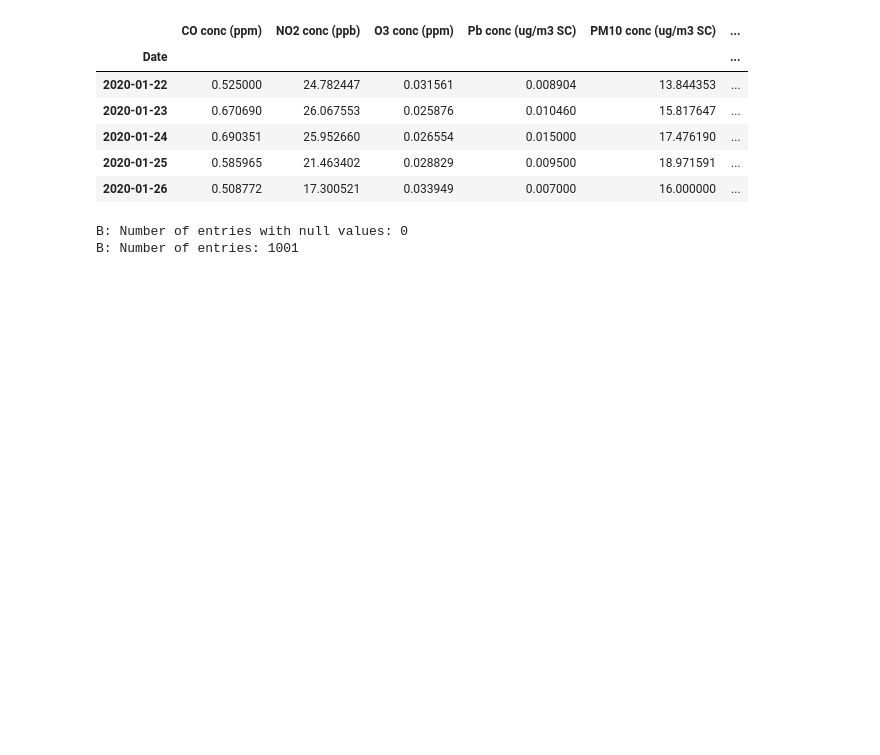
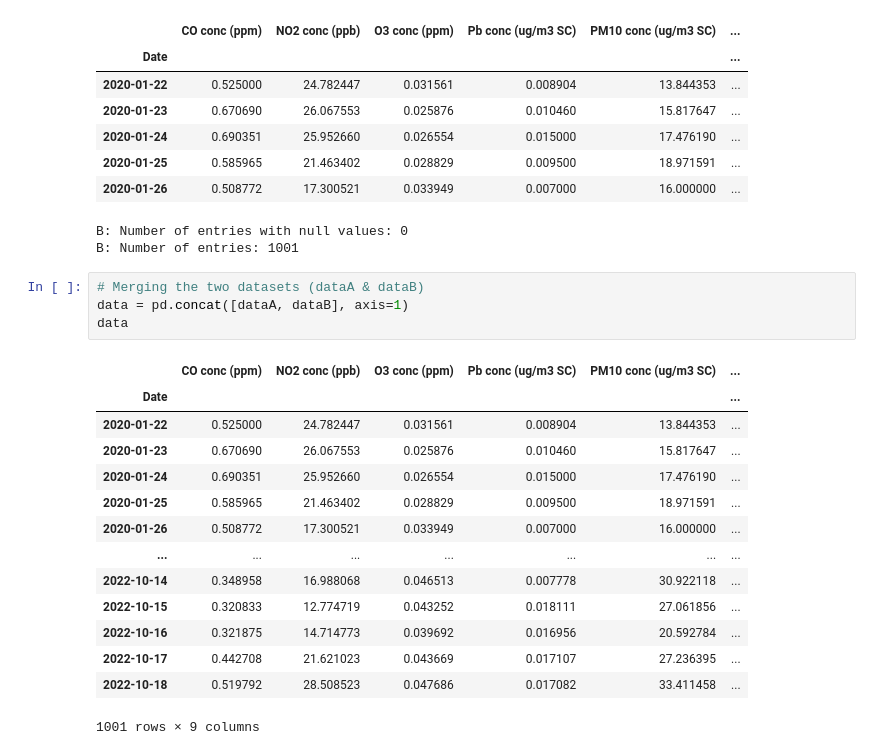
Before and after one commit to YSHebron/cs180-final-project, a Jupyter notebook: cs180-fp-2.ipynb, the cells around one changed output. Saved outputs shown, nothing was run; the diff lists cells and outputs as text; blank space fills up the shorter version.

```diff
--- a/cs180-fp-2.ipynb
+++ b/cs180-fp-2.ipynb
@@ -195,3 +195,22 @@ Filtered Dataset A
 | 2020-01-26 | 0.508772 | 17.300521 | 0.033949 | 0.007000 | 16.000000 | ... |
 B: Number of entries with null values: 0
 B: Number of entries: 1001
+# %%
+# Merging the two datasets (dataA & dataB)
+data = pd.concat([dataA, dataB], axis=1)
+data
+# %% [output]
+|  | CO conc (ppm) | NO2 conc (ppb) | O3 conc (ppm) | Pb conc (ug/m3 SC) | PM10 conc (ug/m3 SC) | ... |
+| Date |  |  |  |  |  | ... |
+| 2020-01-22 | 0.525000 | 24.782447 | 0.031561 | 0.008904 | 13.844353 | ... |
+| 2020-01-23 | 0.670690 | 26.067553 | 0.025876 | 0.010460 | 15.817647 | ... |
+| 2020-01-24 | 0.690351 | 25.952660 | 0.026554 | 0.015000 | 17.476190 | ... |
+| 2020-01-25 | 0.585965 | 21.463402 | 0.028829 | 0.009500 | 18.971591 | ... |
+| 2020-01-26 | 0.508772 | 17.300521 | 0.033949 | 0.007000 | 16.000000 | ... |
+| ... | ... | ... | ... | ... | ... | ... |
+| 2022-10-14 | 0.348958 | 16.988068 | 0.046513 | 0.007778 | 30.922118 | ... |
+| 2022-10-15 | 0.320833 | 12.774719 | 0.043252 | 0.018111 | 27.061856 | ... |
+| 2022-10-16 | 0.321875 | 14.714773 | 0.039692 | 0.016956 | 20.592784 | ... |
+| 2022-10-17 | 0.442708 | 21.621023 | 0.043669 | 0.017107 | 27.236395 | ... |
+| 2022-10-18 | 0.519792 | 28.508523 | 0.047686 | 0.017082 | 33.411458 | ... |
+1001 rows × 9 columns
```
Also changed, not shown: parts of 8 cells of this notebook.
